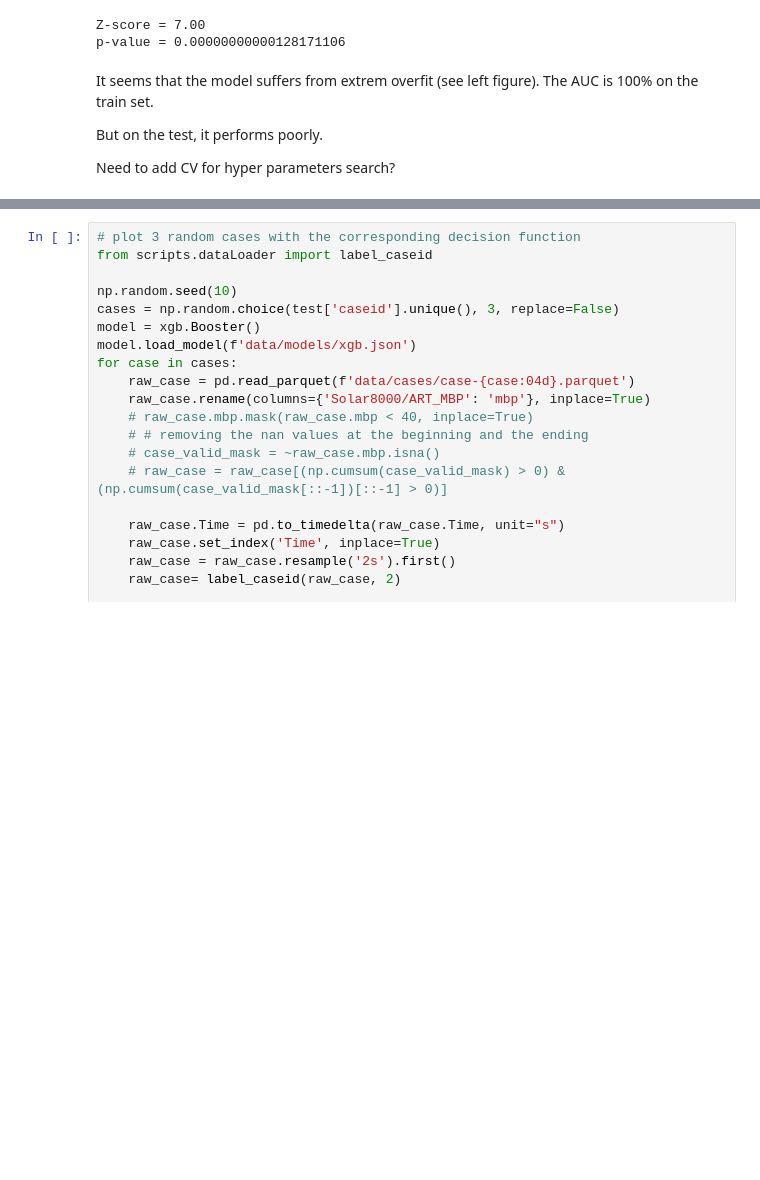
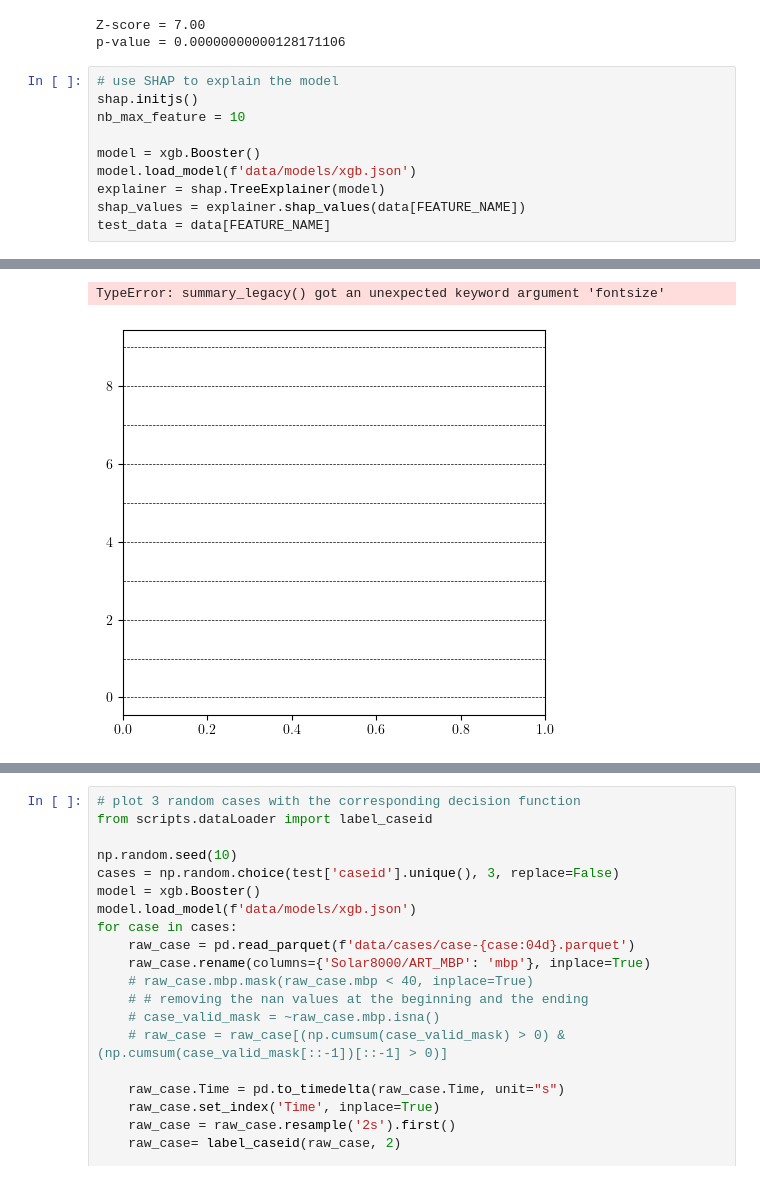
Before and after one commit to BobAubouin/hypotension_pred, a Jupyter notebook: scripts/experiments/xgboost_model.ipynb, the cells around one changed output, grey strips where cells are left out. Saved outputs shown, nothing was run; the diff lists cells and outputs as text; blank space fills up the shorter version.

```diff
--- a/scripts/experiments/xgboost_model.ipynb
+++ b/scripts/experiments/xgboost_model.ipynb
@@ -186,9 +186,14 @@ print(f'p-value = {p_value:.20f}')
 [figure]
 Z-score = 7.00
 p-value = 0.00000000000128171106
-# %% [markdown]
-It seems that the model suffers from extrem overfit (see left figure). The AUC is 100% on the train set.
-
-But on the test, it performs poorly.
-
-Need to add CV for hyper parameters search?
+# %%
+# use SHAP to explain the model
+shap.initjs()
+nb_max_feature = 10
+
+model = xgb.Booster()
+model.load_model(f'data/models/xgb.json')
+explainer = shap.TreeExplainer(model)
+shap_values = explainer.shap_values(data[FEATURE_NAME])
+test_data = data[FEATURE_NAME]
+# %% [output]
@@ -195 +201,3 @@ Need to add CV for hyper parameters search?
+TypeError: summary_legacy() got an unexpected keyword argument 'fontsize'
+[figure, added]
 # %%
```
Also changed, not shown: parts of 4 cells of this notebook.
